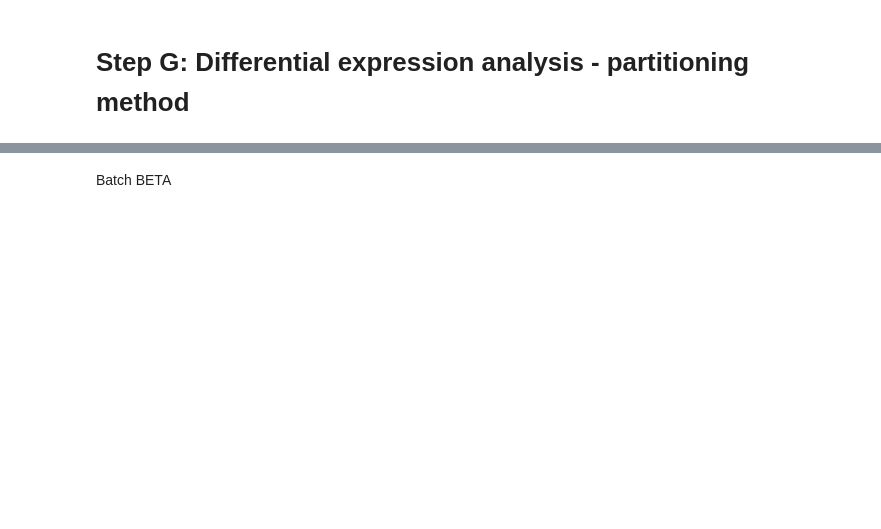
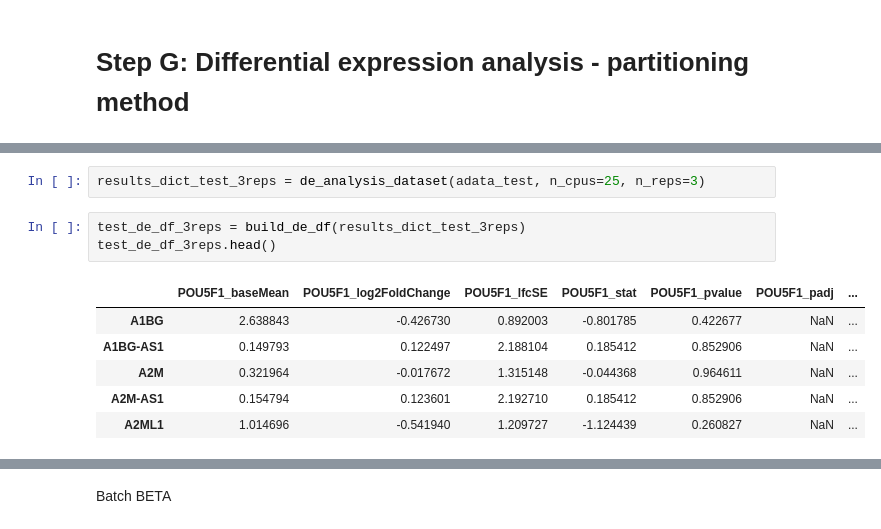
Before and after one commit to subramaniam-lab-ucsd/tf-project, a Jupyter notebook: tf_project_de_analysis_mde.ipynb, the cells around one changed output, grey strips where cells are left out. Saved outputs shown, nothing was run; the diff lists cells and outputs as text; blank space fills up the shorter version.

```diff
--- a/tf_project_de_analysis_mde.ipynb
+++ b/tf_project_de_analysis_mde.ipynb
@@ -759,0 +261,12 @@ Batch ALPHA has 654 unique TF KOs
+# %%
+results_dict_test_3reps = de_analysis_dataset(adata_test, n_cpus=25, n_reps=3)
+# %%
+test_de_df_3reps = build_de_df(results_dict_test_3reps)
+test_de_df_3reps.head()
+# %% [output]
+|  | POU5F1_baseMean | POU5F1_log2FoldChange | POU5F1_lfcSE | POU5F1_stat | POU5F1_pvalue | POU5F1_padj | ... |
+| A1BG | 2.638843 | -0.426730 | 0.892003 | -0.801785 | 0.422677 | NaN | ... |
+| A1BG-AS1 | 0.149793 | 0.122497 | 2.188104 | 0.185412 | 0.852906 | NaN | ... |
+| A2M | 0.321964 | -0.017672 | 1.315148 | -0.044368 | 0.964611 | NaN | ... |
+| A2M-AS1 | 0.154794 | 0.123601 | 2.192710 | 0.185412 | 0.852906 | NaN | ... |
+| A2ML1 | 1.014696 | -0.541940 | 1.209727 | -1.124439 | 0.260827 | NaN | ... |
```
Also changed, not shown: parts of 128 cells of this notebook, 2 other files.
